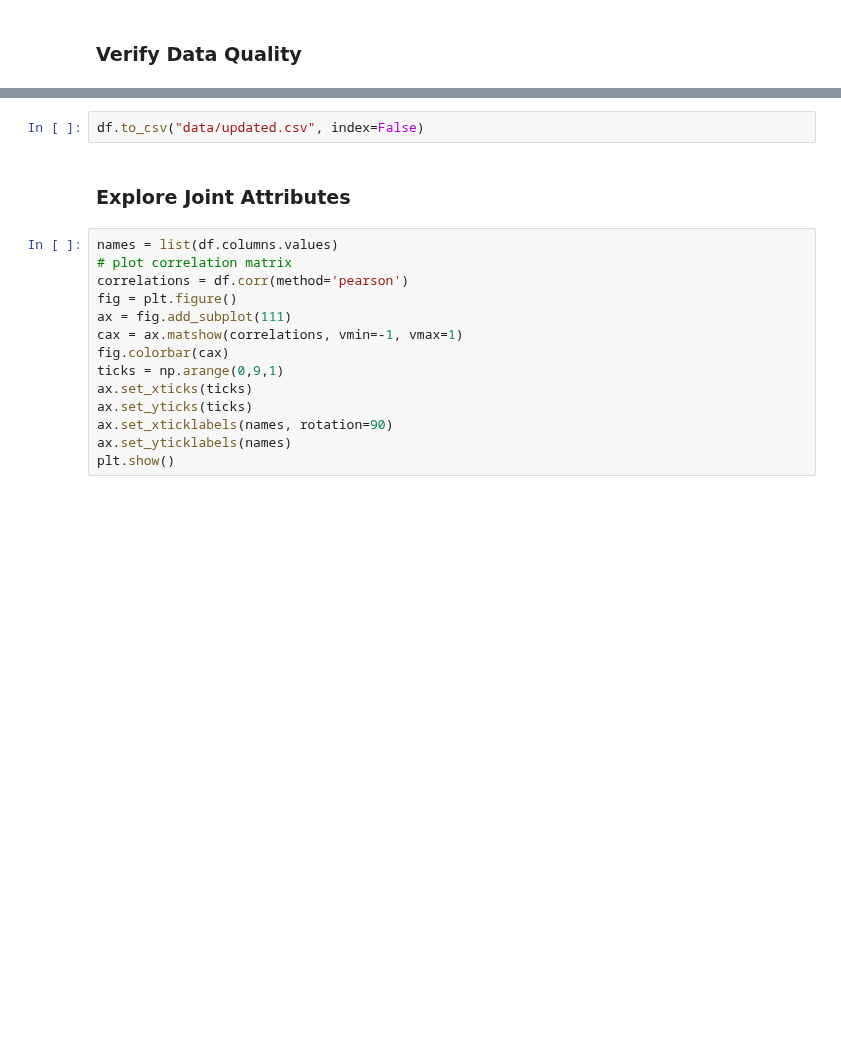
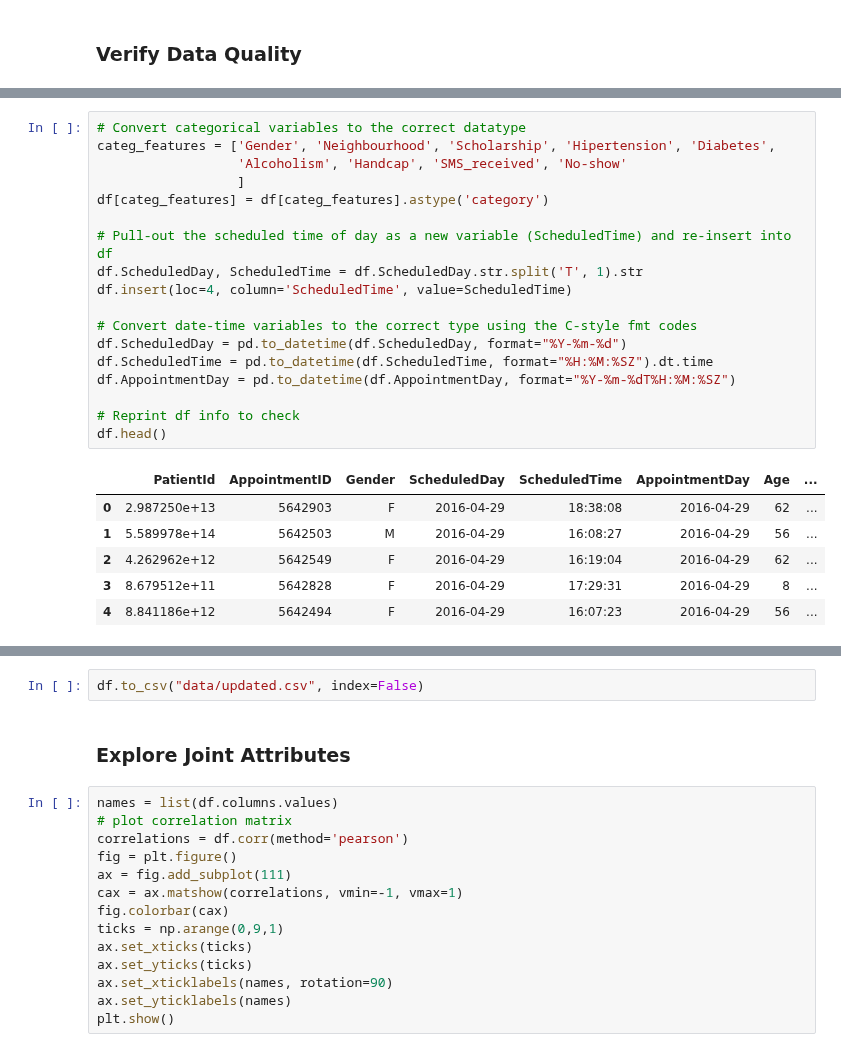
Before and after one commit to cdmorgan103/7331DataMiningNoShow, a Jupyter notebook: 7331DataMiningNoShow.ipynb, the cells around one changed output, grey strips where cells are left out. Saved outputs shown, nothing was run; the diff lists cells and outputs as text; blank space fills up the shorter version.

```diff
--- a/7331DataMiningNoShow.ipynb
+++ b/7331DataMiningNoShow.ipynb
@@ -96,0 +84,25 @@ df.head()
+# %%
+# Convert categorical variables to the correct datatype
+categ_features = ['Gender', 'Neighbourhood', 'Scholarship', 'Hipertension', 'Diabetes',
+                  'Alcoholism', 'Handcap', 'SMS_received', 'No-show'
+                  ]
+df[categ_features] = df[categ_features].astype('category')
+
+# Pull-out the scheduled time of day as a new variable (ScheduledTime) and re-insert into df
+df.ScheduledDay, ScheduledTime = df.ScheduledDay.str.split('T', 1).str
+df.insert(loc=4, column='ScheduledTime', value=ScheduledTime)
+
+# Convert date-time variables to the correct type using the C-style fmt codes
+df.ScheduledDay = pd.to_datetime(df.ScheduledDay, format="%Y-%m-%d")
+df.ScheduledTime = pd.to_datetime(df.ScheduledTime, format="%H:%M:%SZ").dt.time
+df.AppointmentDay = pd.to_datetime(df.AppointmentDay, format="%Y-%m-%dT%H:%M:%SZ")
+
+# Reprint df info to check
+df.head()
+# %% [output]
+|  | PatientId | AppointmentID | Gender | ScheduledDay | ScheduledTime | AppointmentDay | Age | ... |
+| 0 | 2.987250e+13 | 5642903 | F | 2016-04-29 | 18:38:08 | 2016-04-29 | 62 | ... |
+| 1 | 5.589978e+14 | 5642503 | M | 2016-04-29 | 16:08:27 | 2016-04-29 | 56 | ... |
+| 2 | 4.262962e+12 | 5642549 | F | 2016-04-29 | 16:19:04 | 2016-04-29 | 62 | ... |
+| 3 | 8.679512e+11 | 5642828 | F | 2016-04-29 | 17:29:31 | 2016-04-29 | 8 | ... |
+| 4 | 8.841186e+12 | 5642494 | F | 2016-04-29 | 16:07:23 | 2016-04-29 | 56 | ... |
```
Also changed, not shown: parts of 28 cells of this notebook, 1 other file.
